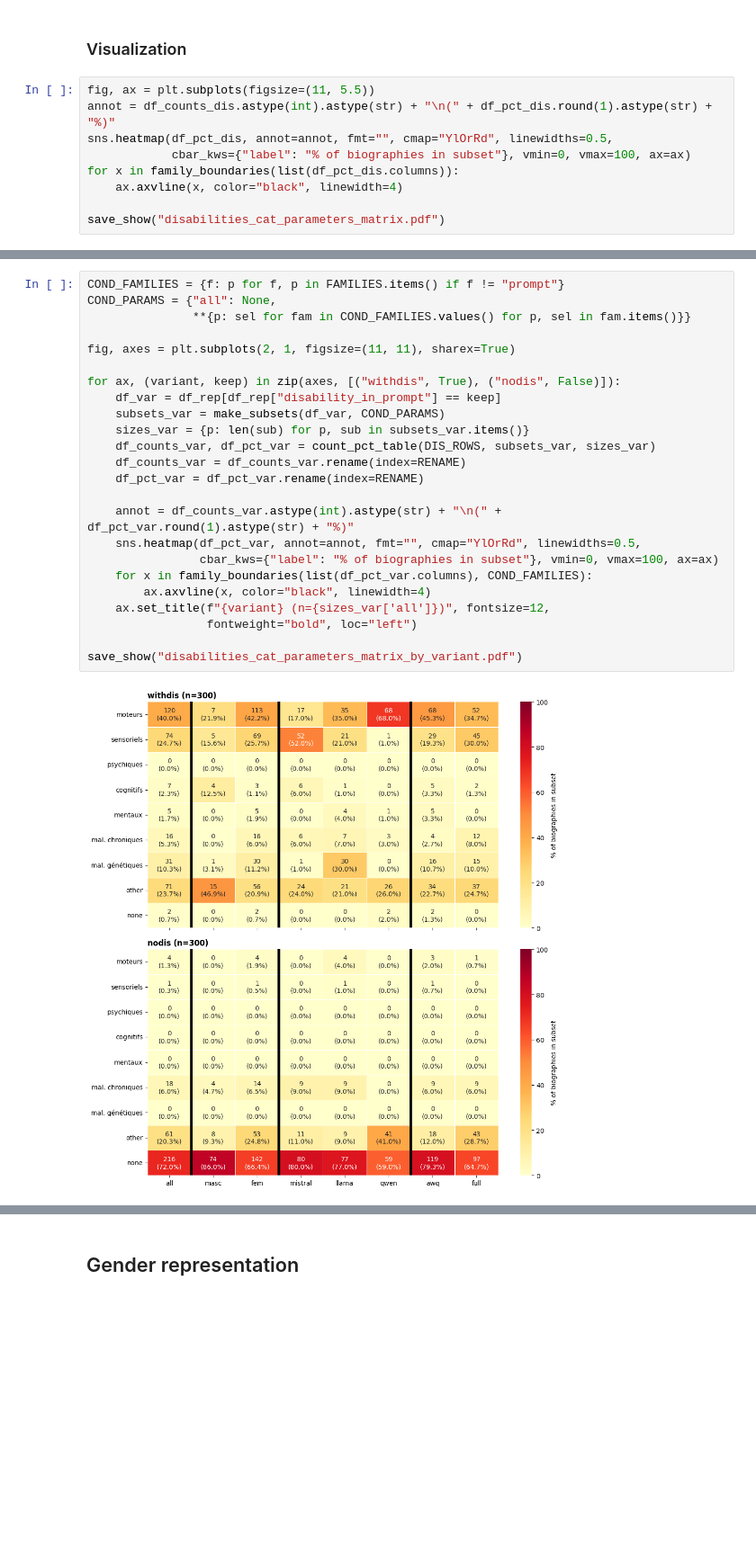
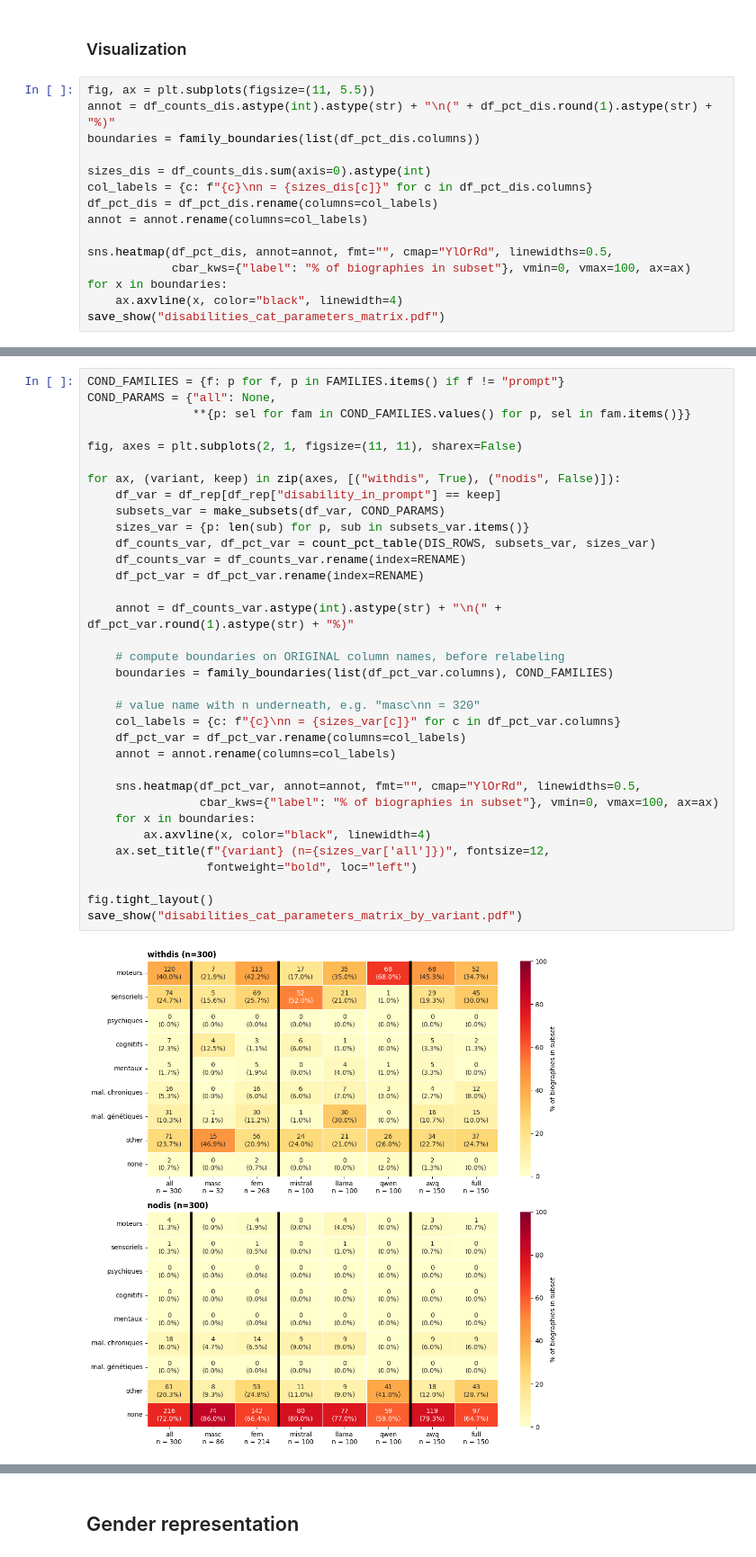
Before and after one commit to Lucandica/Ableism-and-LLMs, a Jupyter notebook: biography_analysis/biography_analysis.ipynb, the cells around one changed output, grey strips where cells are left out. Shown at 90% size. Cells and saved outputs as stored; diff of their text form; blank space fills up the shorter version.

```diff
--- a/biography_analysis/biography_analysis.ipynb
+++ b/biography_analysis/biography_analysis.ipynb
@@ -182,10 +189,16 @@ df_nodis_qwen_none.to_csv(OUTPUT_DIR / "nodis_qwen_none.csv")
 # %%
 fig, ax = plt.subplots(figsize=(11, 5.5))
 annot = df_counts_dis.astype(int).astype(str) + "\n(" + df_pct_dis.round(1).astype(str) + "%)"
+boundaries = family_boundaries(list(df_pct_dis.columns))
+
+sizes_dis = df_counts_dis.sum(axis=0).astype(int)
+col_labels = {c: f"{c}\nn = {sizes_dis[c]}" for c in df_pct_dis.columns}
+df_pct_dis = df_pct_dis.rename(columns=col_labels)
+annot = annot.rename(columns=col_labels)
+
 sns.heatmap(df_pct_dis, annot=annot, fmt="", cmap="YlOrRd", linewidths=0.5,
             cbar_kws={"label": "% of biographies in subset"}, vmin=0, vmax=100, ax=ax)
-for x in family_boundaries(list(df_pct_dis.columns)):
+for x in boundaries:
     ax.axvline(x, color="black", linewidth=4)
-
 save_show("disabilities_cat_parameters_matrix.pdf")
 # %% [output]
@@ -193,26 +206,36 @@ save_show("disabilities_cat_parameters_matrix.pdf")
 # %%
 COND_FAMILIES = {f: p for f, p in FAMILIES.items() if f != "prompt"}
 COND_PARAMS = {"all": None,
                **{p: sel for fam in COND_FAMILIES.values() for p, sel in fam.items()}}
 
-fig, axes = plt.subplots(2, 1, figsize=(11, 11), sharex=True)
+fig, axes = plt.subplots(2, 1, figsize=(11, 11), sharex=False)
 
 for ax, (variant, keep) in zip(axes, [("withdis", True), ("nodis", False)]):
     df_var = df_rep[df_rep["disability_in_prompt"] == keep]
     subsets_var = make_subsets(df_var, COND_PARAMS)
     sizes_var = {p: len(sub) for p, sub in subsets_var.items()}
     df_counts_var, df_pct_var = count_pct_table(DIS_ROWS, subsets_var, sizes_var)
     df_counts_var = df_counts_var.rename(index=RENAME)
     df_pct_var = df_pct_var.rename(index=RENAME)
 
     annot = df_counts_var.astype(int).astype(str) + "\n(" + df_pct_var.round(1).astype(str) + "%)"
+
+    # compute boundaries on ORIGINAL column names, before relabeling
+    boundaries = family_boundaries(list(df_pct_var.columns), COND_FAMILIES)
+
+    # value name with n underneath, e.g. "masc\nn = 320"
+    col_labels = {c: f"{c}\nn = {sizes_var[c]}" for c in df_pct_var.columns}
+    df_pct_var = df_pct_var.rename(columns=col_labels)
+    annot = annot.rename(columns=col_labels)
+
     sns.heatmap(df_pct_var, annot=annot, fmt="", cmap="YlOrRd", linewidths=0.5,
                 cbar_kws={"label": "% of biographies in subset"}, vmin=0, vmax=100, ax=ax)
-    for x in family_boundaries(list(df_pct_var.columns), COND_FAMILIES):
+    for x in boundaries:
         ax.axvline(x, color="black", linewidth=4)
     ax.set_title(f"{variant} (n={sizes_var['all']})", fontsize=12,
                  fontweight="bold", loc="left")
 
+fig.tight_layout()
 save_show("disabilities_cat_parameters_matrix_by_variant.pdf")
 # %% [output]
-[figure, old version]
+[figure, new version]
```
Also changed, not shown: parts of 17 cells of this notebook, 23 other files.
